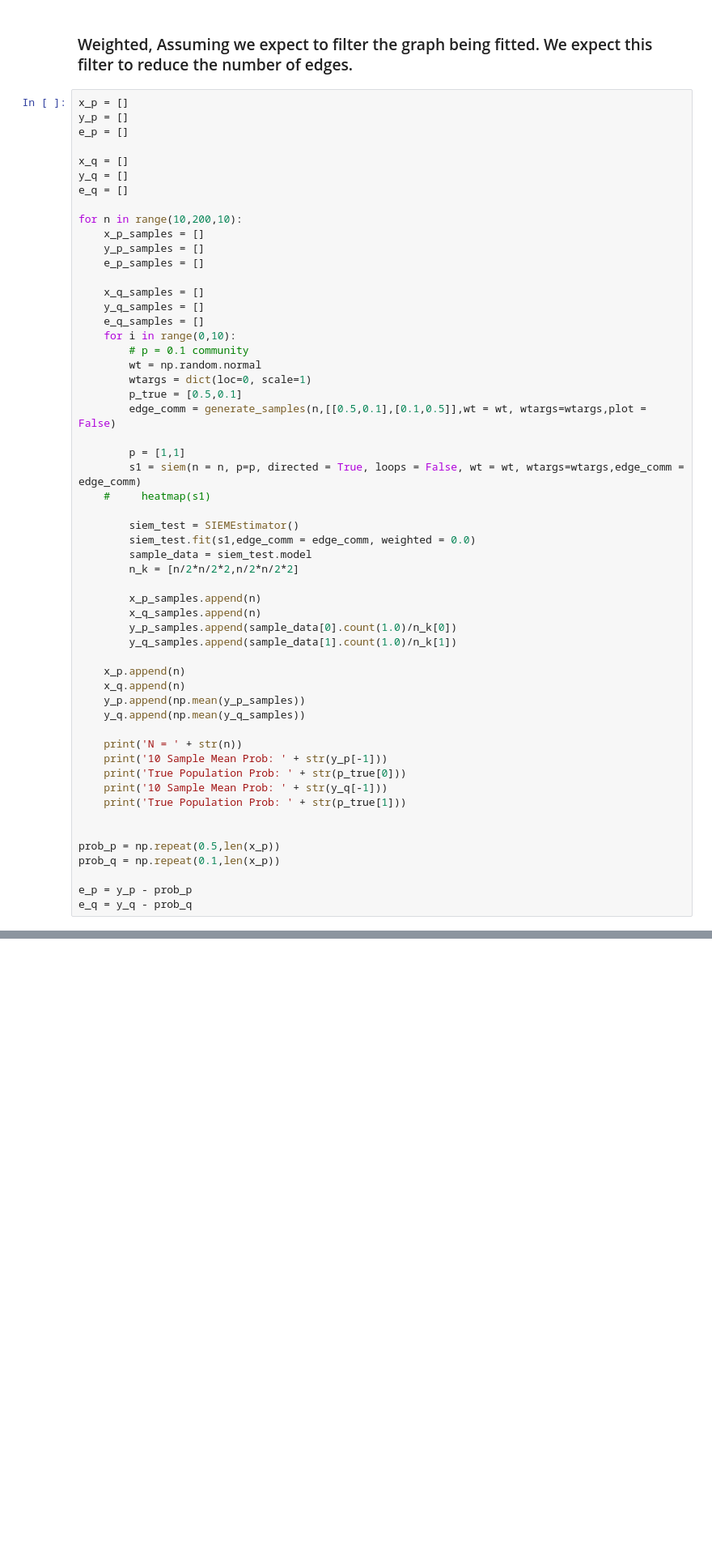
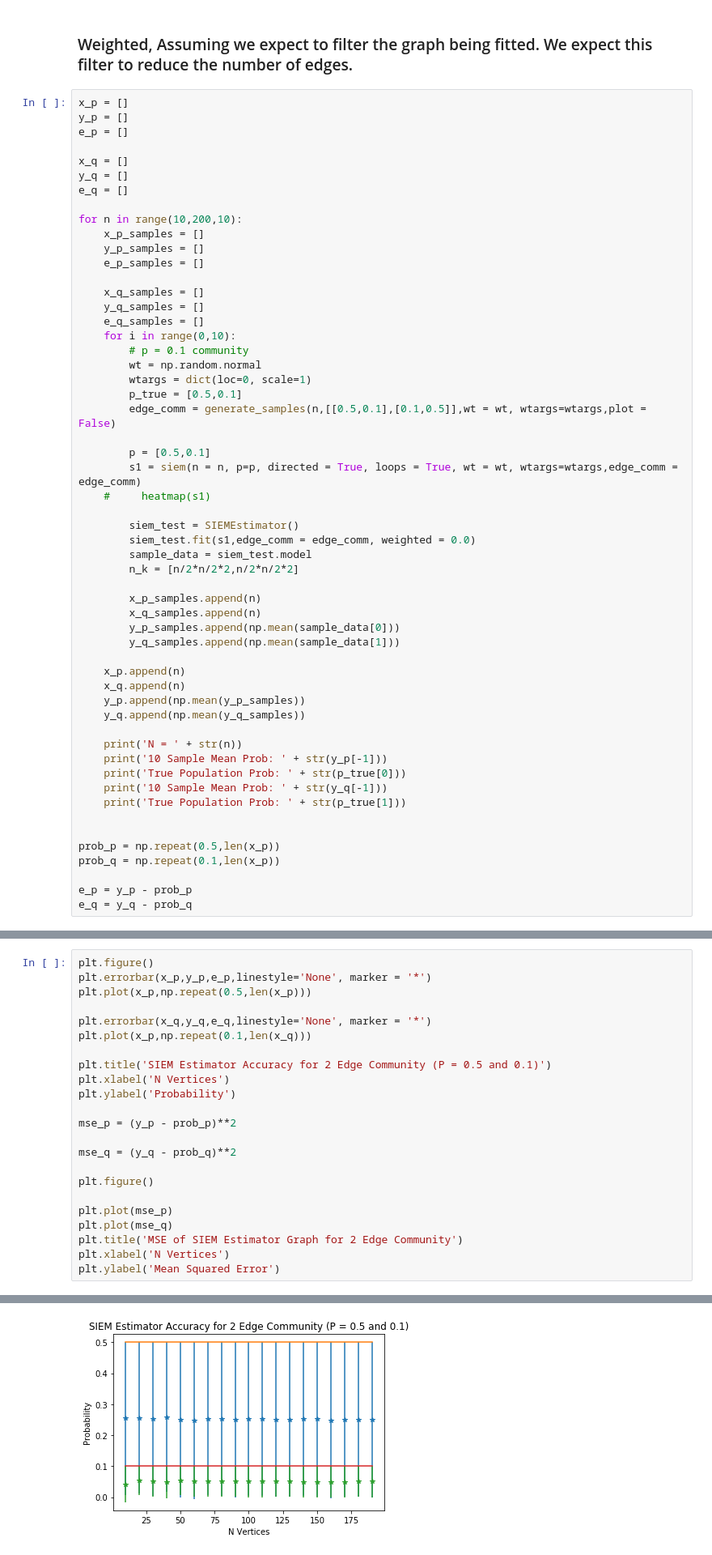
Before and after one commit to ebridge2/graspy, a Jupyter notebook: docs/tutorials/models/SIEM_Model_Notebook.ipynb, the cells around one changed output, grey strips where cells are left out. Shown: that part at 81% size. Drawn from its saved outputs; the diff is of its cells as text; blank space fills up the shorter version.

```diff
--- a/docs/tutorials/models/SIEM_Model_Notebook.ipynb
+++ b/docs/tutorials/models/SIEM_Model_Notebook.ipynb
@@ -576,8 +577,8 @@ for n in range(10,200,10):
         p_true = [0.5,0.1]
         edge_comm = generate_samples(n,[[0.5,0.1],[0.1,0.5]],wt = wt, wtargs=wtargs,plot = False)
 
-        p = [1,1]
-        s1 = siem(n = n, p=p, directed = True, loops = False, wt = wt, wtargs=wtargs,edge_comm = edge_comm)
+        p = [0.5,0.1]
+        s1 = siem(n = n, p=p, directed = True, loops = True, wt = wt, wtargs=wtargs,edge_comm = edge_comm)
     #     heatmap(s1)
 
         siem_test = SIEMEstimator()
@@ -587,8 +588,8 @@ for n in range(10,200,10):
 
         x_p_samples.append(n)
         x_q_samples.append(n)
-        y_p_samples.append(sample_data[0].count(1.0)/n_k[0])
-        y_q_samples.append(sample_data[1].count(1.0)/n_k[1])
+        y_p_samples.append(np.mean(sample_data[0]))
+        y_q_samples.append(np.mean(sample_data[1]))
 
     x_p.append(n)
     x_q.append(n)
@@ -632,0 +631,24 @@ array([1, 1])
+# %%
+plt.figure()
+plt.errorbar(x_p,y_p,e_p,linestyle='None', marker = '*')
+plt.plot(x_p,np.repeat(0.5,len(x_p)))
+
+plt.errorbar(x_q,y_q,e_q,linestyle='None', marker = '*')
+plt.plot(x_p,np.repeat(0.1,len(x_q)))
+
+plt.title('SIEM Estimator Accuracy for 2 Edge Community (P = 0.5 and 0.1)')
+plt.xlabel('N Vertices')
+plt.ylabel('Probability')
+
+mse_p = (y_p - prob_p)**2
+
+mse_q = (y_q - prob_q)**2
+
+plt.figure()
+
+plt.plot(mse_p)
+plt.plot(mse_q)
+plt.title('MSE of SIEM Estimator Graph for 2 Edge Community')
+plt.xlabel('N Vertices')
+plt.ylabel('Mean Squared Error')
+# %% [output]
@@ -632,0 +656 @@ array([1, 1])
+[figure, added]
```
Also changed, not shown: parts of 7 cells of this notebook.
